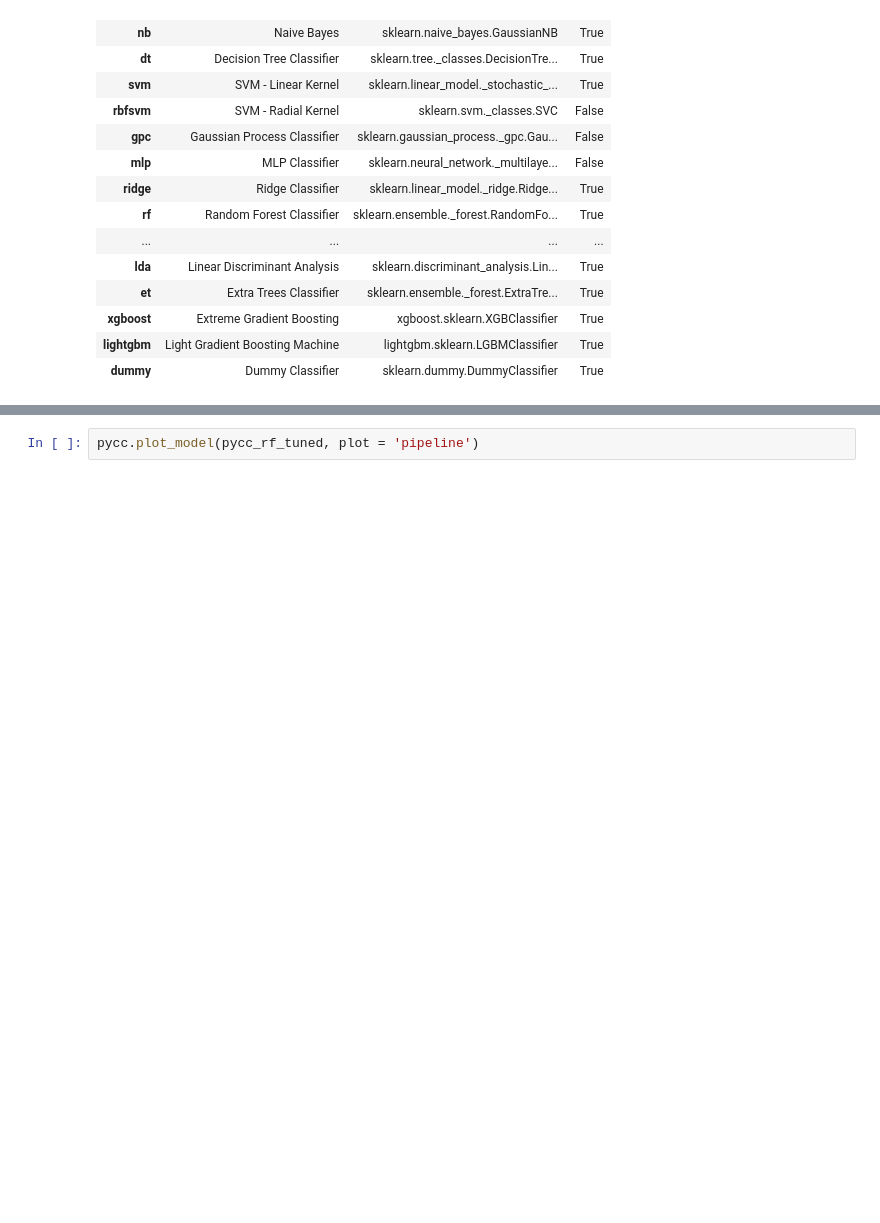
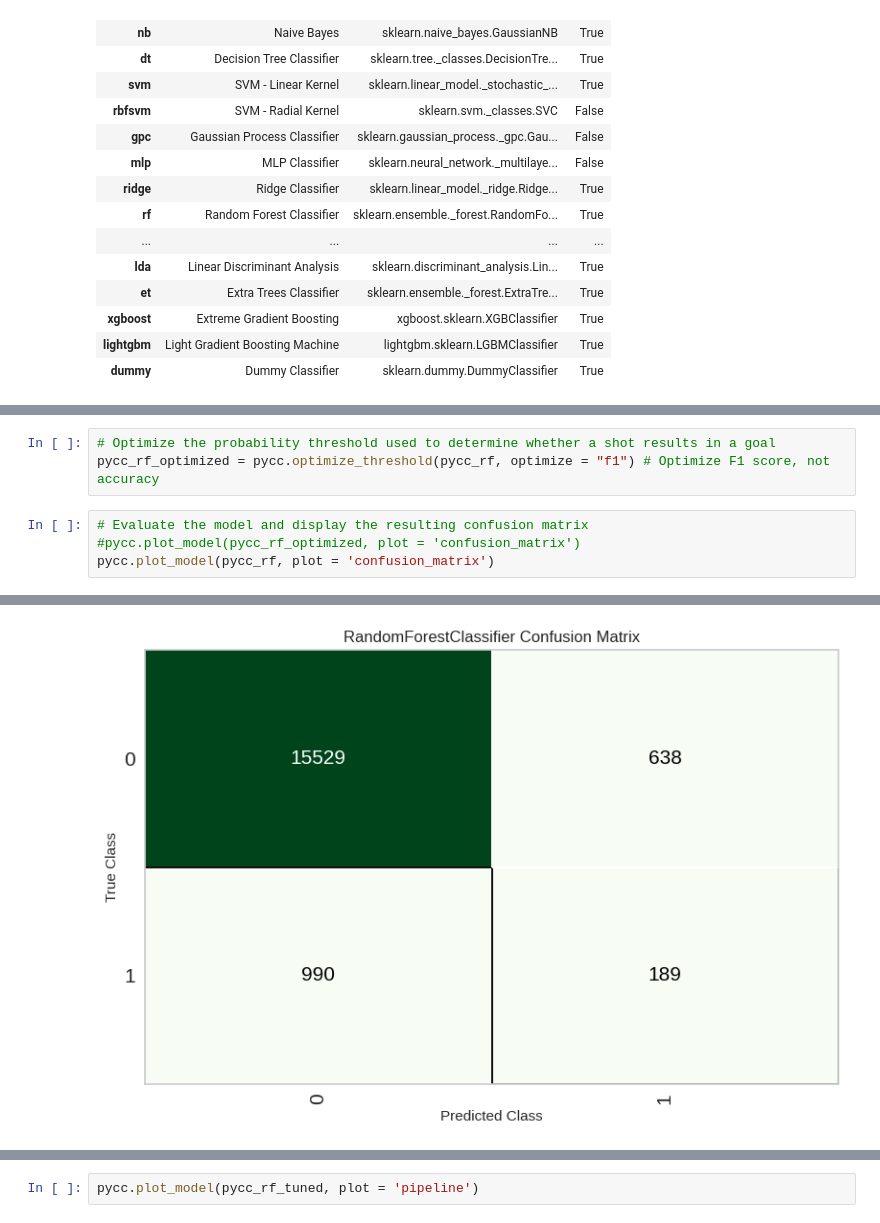
Before and after one commit to LonnyCox55/MSDS696_NHLExpectedGoalPrediction, a Jupyter notebook: main.ipynb, the cells around one changed output, grey strips where cells are left out. Saved outputs shown, nothing was run; the diff lists cells and outputs as text; blank space fills up the shorter version.

```diff
--- a/main.ipynb
+++ b/main.ipynb
@@ -582,0 +570,8 @@ pycc_rf = pycc.create_model('rf')
+# %%
+# Optimize the probability threshold used to determine whether a shot results in a goal
+pycc_rf_optimized = pycc.optimize_threshold(pycc_rf, optimize = "f1") # Optimize F1 score, not accuracy
+# %%
+# Evaluate the model and display the resulting confusion matrix
+#pycc.plot_model(pycc_rf_optimized, plot = 'confusion_matrix')
+pycc.plot_model(pycc_rf, plot = 'confusion_matrix')
+# %% [output]
@@ -583,3 +579,4 @@ pycc_rf = pycc.create_model('rf')
+[figure, added]
 # %%
 # Fine tune the parameters for the random forest model
 pycc_rf_tuned = pycc.tune_model(pycc_rf, optimize = "f1")
```
Also changed, not shown: parts of 14 cells of this notebook.
